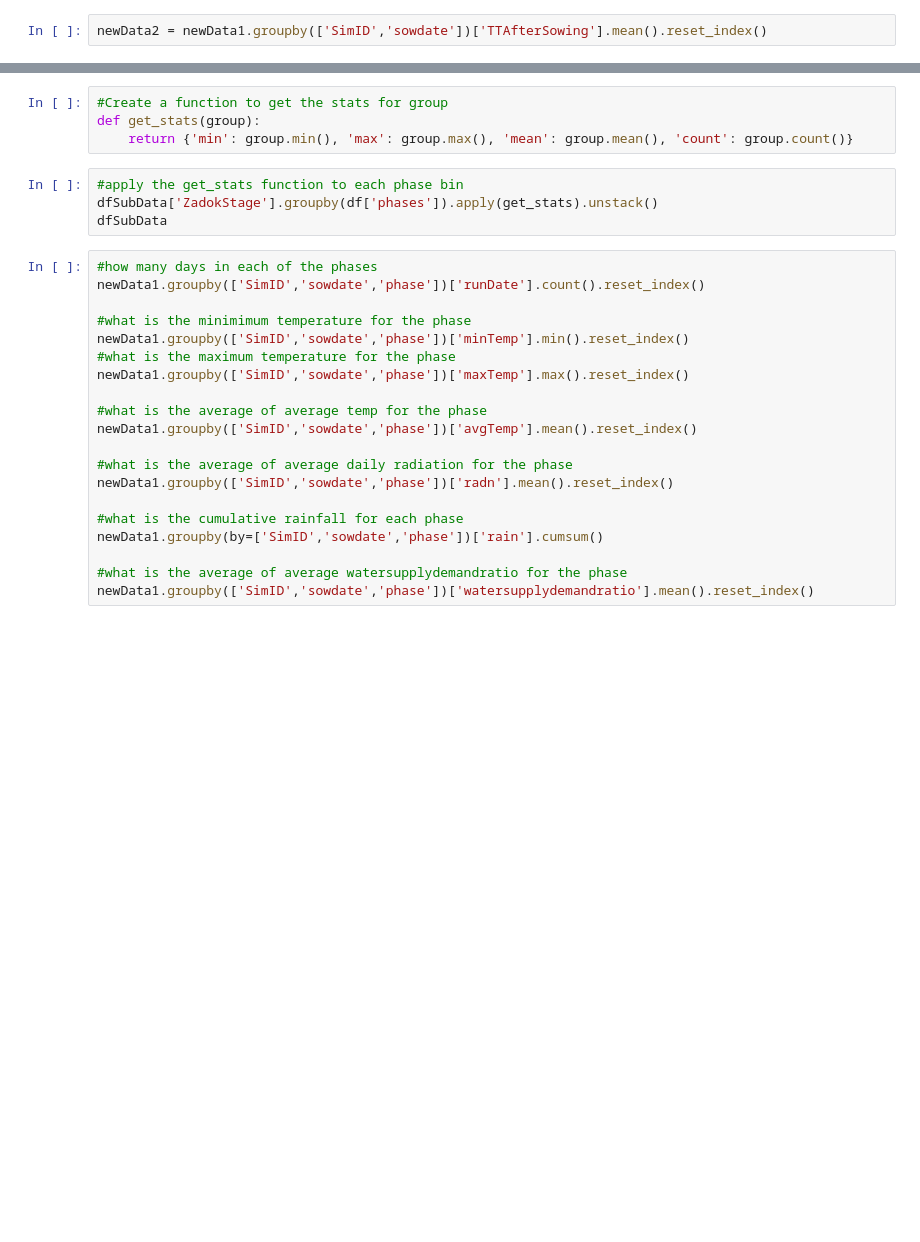
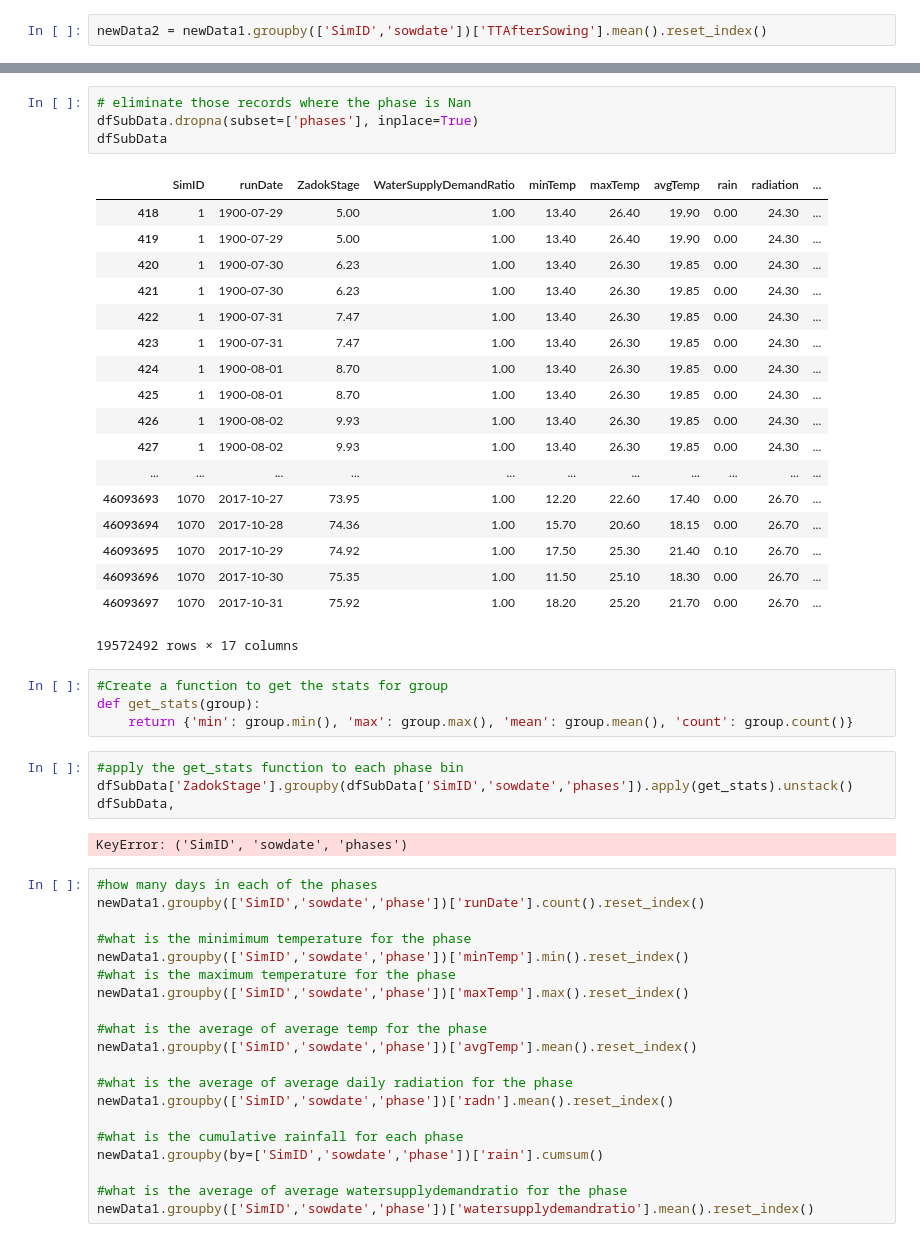
Before and after one commit to cla473/AG_WHEATTEMP, a Jupyter notebook: scripts/Apsim_ProcessPhases.ipynb, the cells around one changed output, grey strips where cells are left out. Cells and saved outputs as stored; diff of their text form; blank space fills up the shorter version.

```diff
--- a/scripts/Apsim_ProcessPhases.ipynb
+++ b/scripts/Apsim_ProcessPhases.ipynb
@@ -287,14 +380,39 @@ newData2 = newData1.groupby(['SimID','sowdate'])['TTAfterSowing'].mean().reset_i
 •	the average and cumulative rainfall
 •	average radiation, cumulative radiation
 •	average watersupplydemandratio
+# %%
+# eliminate those records where the phase is Nan
+dfSubData.dropna(subset=['phases'], inplace=True)
+dfSubData
+# %% [output]
+|  | SimID | runDate | ZadokStage | WaterSupplyDemandRatio | minTemp | maxTemp | avgTemp | rain | radiation | ... |
+| 418 | 1 | 1900-07-29 | 5.00 | 1.00 | 13.40 | 26.40 | 19.90 | 0.00 | 24.30 | ... |
+| 419 | 1 | 1900-07-29 | 5.00 | 1.00 | 13.40 | 26.40 | 19.90 | 0.00 | 24.30 | ... |
+| 420 | 1 | 1900-07-30 | 6.23 | 1.00 | 13.40 | 26.30 | 19.85 | 0.00 | 24.30 | ... |
+| 421 | 1 | 1900-07-30 | 6.23 | 1.00 | 13.40 | 26.30 | 19.85 | 0.00 | 24.30 | ... |
+| 422 | 1 | 1900-07-31 | 7.47 | 1.00 | 13.40 | 26.30 | 19.85 | 0.00 | 24.30 | ... |
+| 423 | 1 | 1900-07-31 | 7.47 | 1.00 | 13.40 | 26.30 | 19.85 | 0.00 | 24.30 | ... |
+| 424 | 1 | 1900-08-01 | 8.70 | 1.00 | 13.40 | 26.30 | 19.85 | 0.00 | 24.30 | ... |
+| 425 | 1 | 1900-08-01 | 8.70 | 1.00 | 13.40 | 26.30 | 19.85 | 0.00 | 24.30 | ... |
+| 426 | 1 | 1900-08-02 | 9.93 | 1.00 | 13.40 | 26.30 | 19.85 | 0.00 | 24.30 | ... |
+| 427 | 1 | 1900-08-02 | 9.93 | 1.00 | 13.40 | 26.30 | 19.85 | 0.00 | 24.30 | ... |
+| ... | ... | ... | ... | ... | ... | ... | ... | ... | ... | ... |
+| 46093693 | 1070 | 2017-10-27 | 73.95 | 1.00 | 12.20 | 22.60 | 17.40 | 0.00 | 26.70 | ... |
+| 46093694 | 1070 | 2017-10-28 | 74.36 | 1.00 | 15.70 | 20.60 | 18.15 | 0.00 | 26.70 | ... |
+| 46093695 | 1070 | 2017-10-29 | 74.92 | 1.00 | 17.50 | 25.30 | 21.40 | 0.10 | 26.70 | ... |
+| 46093696 | 1070 | 2017-10-30 | 75.35 | 1.00 | 11.50 | 25.10 | 18.30 | 0.00 | 26.70 | ... |
+| 46093697 | 1070 | 2017-10-31 | 75.92 | 1.00 | 18.20 | 25.20 | 21.70 | 0.00 | 26.70 | ... |
+19572492 rows × 17 columns
 # %%
 #Create a function to get the stats for group
 def get_stats(group):
     return {'min': group.min(), 'max': group.max(), 'mean': group.mean(), 'count': group.count()}
 # %%
 #apply the get_stats function to each phase bin
-dfSubData['ZadokStage'].groupby(df['phases']).apply(get_stats).unstack()
-dfSubData
+dfSubData['ZadokStage'].groupby(dfSubData['SimID','sowdate','phases']).apply(get_stats).unstack()
+dfSubData,
+# %% [output]
+KeyError: ('SimID', 'sowdate', 'phases')
 # %%
 #how many days in each of the phases
 newData1.groupby(['SimID','sowdate','phase'])['runDate'].count().reset_index()
```
Also changed, not shown: parts of 8 cells of this notebook.
